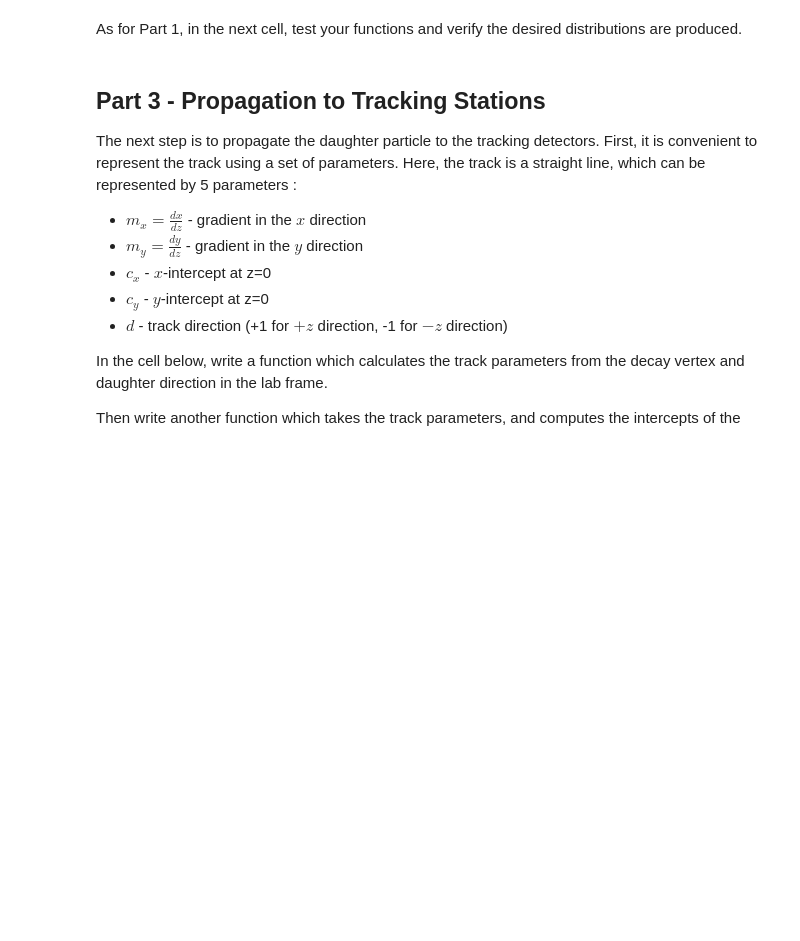
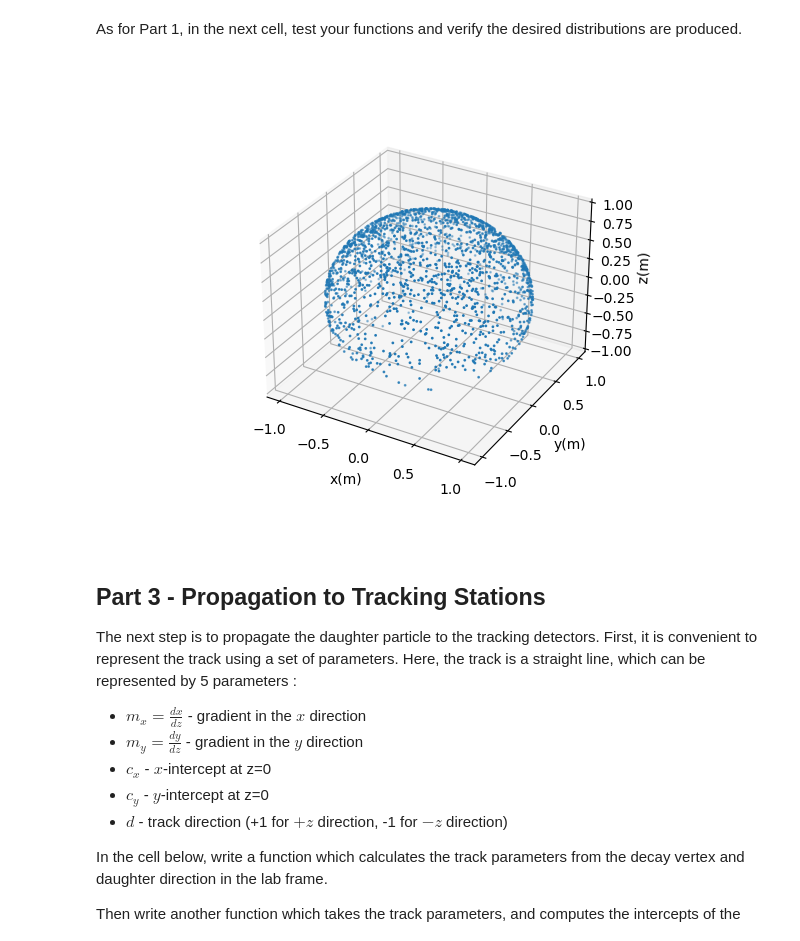
Before and after one commit to sam-you-ell/Computational-Physics, a Jupyter notebook: 3rd Year/Monte Carlo Sim/MonteCarlo.ipynb, the cells around one changed output. Cells and saved outputs as stored; diff of their text form; code cells hidden in the pictures; blank space fills up the shorter version.

```diff
--- a/3rd Year/Monte Carlo Sim/MonteCarlo.ipynb
+++ b/3rd Year/Monte Carlo Sim/MonteCarlo.ipynb
@@ -101,3 +136,23 @@ As for Part 1, in the next cell, test your functions and verify the desired dist
+# %%
+def plotting():
+    n = 2000
+    points = np.array([frame_vectors(XPART, "Lab", v_d = 3000) for _ in range(n)])
+    ax = plt.axes(projection = '3d')
+    ax.scatter3D(points[:, 0], points[:, 1], points[:, 2], s = 1)
+    ax.set_xlabel('x(m)')
+    ax.set_ylabel('y(m)')
+    ax.set_zlabel(' z(m)')
+    # ax.set_xlim3d(-1, 1)
+    # ax.set_ylim3d(-1, 1)
+    ax.set_zlim3d(-1, 1)
+
+
+
+%matplotlib widget
+
+plotting()
+# %% [output]
+[figure, added]
 # %% [markdown]
 ## Part 3 - Propagation to Tracking Stations
 
```
Also changed, not shown: parts of 5 cells of this notebook, 1 other file.
